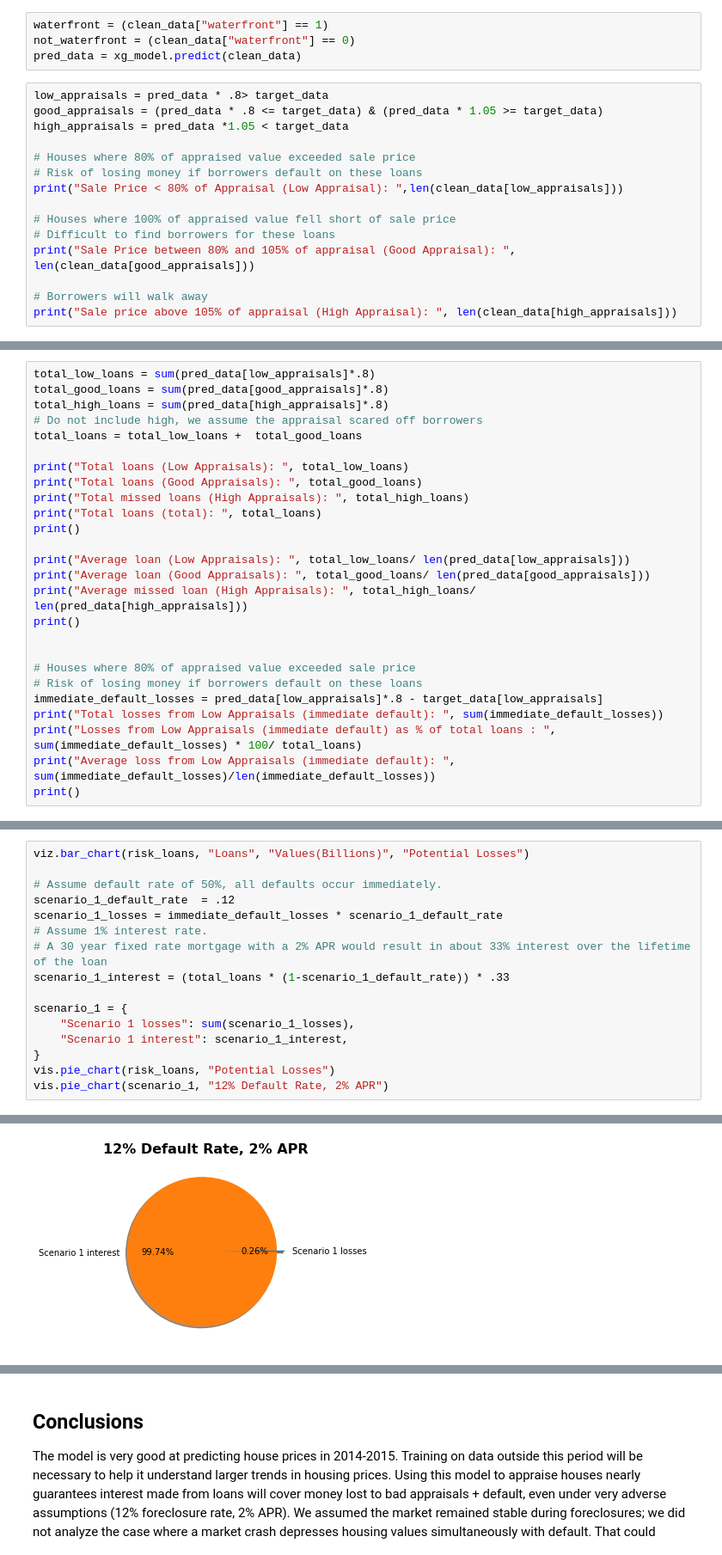
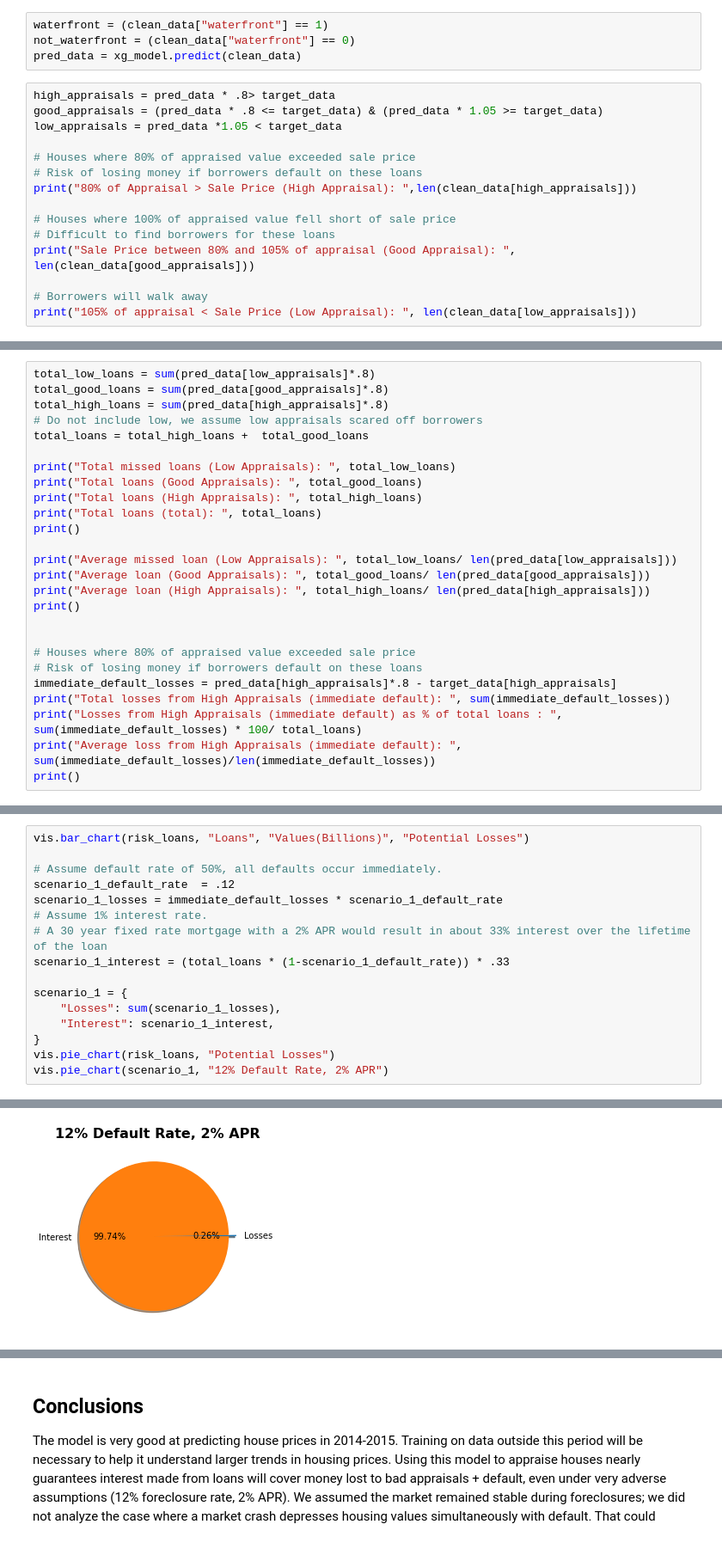
Before and after one commit to mengyujackson121/AI_APPRAISER, a Jupyter notebook: Project_2_MengyuJ.ipynb, the cells around one changed output, grey strips where cells are left out. Shown: that part at 86% size. Cells and saved outputs as stored; diff of their text form.

```diff
--- a/Project_2_MengyuJ.ipynb
+++ b/Project_2_MengyuJ.ipynb
@@ -176,18 +163,18 @@ waterfront = (clean_data["waterfront"] == 1)
 not_waterfront = (clean_data["waterfront"] == 0)
 pred_data = xg_model.predict(clean_data)
 # %%
-low_appraisals = pred_data * .8> target_data
+high_appraisals = pred_data * .8> target_data
 good_appraisals = (pred_data * .8 <= target_data) & (pred_data * 1.05 >= target_data)
-high_appraisals = pred_data *1.05 < target_data
+low_appraisals = pred_data *1.05 < target_data
 
 # Houses where 80% of appraised value exceeded sale price
 # Risk of losing money if borrowers default on these loans
-print("Sale Price < 80% of Appraisal (Low Appraisal): ",len(clean_data[low_appraisals]))
+print("80% of Appraisal > Sale Price (High Appraisal): ",len(clean_data[high_appraisals]))
 
 # Houses where 100% of appraised value fell short of sale price
 # Difficult to find borrowers for these loans
 print("Sale Price between 80% and 105% of appraisal (Good Appraisal): ", len(clean_data[good_appraisals]))
 
 # Borrowers will walk away
-print("Sale price above 105% of appraisal (High Appraisal): ", len(clean_data[high_appraisals]))
+print("105% of appraisal < Sale Price (Low Appraisal): ", len(clean_data[low_appraisals]))
 # %% [output]
@@ -198,26 +185,26 @@ Sale price above 105% of appraisal (High Appraisal):  6042
 total_low_loans = sum(pred_data[low_appraisals]*.8)
 total_good_loans = sum(pred_data[good_appraisals]*.8)
 total_high_loans = sum(pred_data[high_appraisals]*.8)
-# Do not include high, we assume the appraisal scared off borrowers
-total_loans = total_low_loans +  total_good_loans
+# Do not include low, we assume low appraisals scared off borrowers
+total_loans = total_high_loans +  total_good_loans
 
-print("Total loans (Low Appraisals): ", total_low_loans)
+print("Total missed loans (Low Appraisals): ", total_low_loans)
 print("Total loans (Good Appraisals): ", total_good_loans)
-print("Total missed loans (High Appraisals): ", total_high_loans)
+print("Total loans (High Appraisals): ", total_high_loans)
 print("Total loans (total): ", total_loans)
 print()
 
-print("Average loan (Low Appraisals): ", total_low_loans/ len(pred_data[low_appraisals]))
+print("Average missed loan (Low Appraisals): ", total_low_loans/ len(pred_data[low_appraisals]))
 print("Average loan (Good Appraisals): ", total_good_loans/ len(pred_data[good_appraisals]))
-print("Average missed loan (High Appraisals): ", total_high_loans/ len(pred_data[high_appraisals]))
+print("Average loan (High Appraisals): ", total_high_loans/ len(pred_data[high_appraisals]))
 print()
 
 
 # Houses where 80% of appraised value exceeded sale price
 # Risk of losing money if borrowers default on these loans
-immediate_default_losses = pred_data[low_appraisals]*.8 - target_data[low_appraisals]
-print("Total losses from Low Appraisals (immediate default): ", sum(immediate_default_losses))
-print("Losses from Low Appraisals (immediate default) as % of total loans : ", sum(immediate_default_losses) * 100/ total_loans)
-print("Average loss from Low Appraisals (immediate default): ", sum(immediate_default_losses)/len(immediate_default_losses))
+immediate_default_losses = pred_data[high_appraisals]*.8 - target_data[high_appraisals]
+print("Total losses from High Appraisals (immediate default): ", sum(immediate_default_losses))
+print("Losses from High Appraisals (immediate default) as % of total loans : ", sum(immediate_default_losses) * 100/ total_loans)
+print("Average loss from High Appraisals (immediate default): ", sum(immediate_default_losses)/len(immediate_default_losses))
 print()
 # %% [output]
@@ -244,25 +231,25 @@ number_appraisal = {'Low Appraisal': len(clean_data[low_appraisals]),
 risk_loans = {'Total Loans': int(total_loans),
              'immediate default': int(sum(immediate_default_losses))}
 # %%
-viz.bar_chart(risk_loans, "Loans", "Values(Billions)", "Potential Losses")
+vis.bar_chart(risk_loans, "Loans", "Values(Billions)", "Potential Losses")
 
 # Assume default rate of 50%, all defaults occur immediately.
 scenario_1_default_rate  = .12
 scenario_1_losses = immediate_default_losses * scenario_1_default_rate
 # Assume 1% interest rate.
 # A 30 year fixed rate mortgage with a 2% APR would result in about 33% interest over the lifetime of the loan
 scenario_1_interest = (total_loans * (1-scenario_1_default_rate)) * .33
 
 scenario_1 = {
-    "Scenario 1 losses": sum(scenario_1_losses),
-    "Scenario 1 interest": scenario_1_interest,
+    "Losses": sum(scenario_1_losses),
+    "Interest": scenario_1_interest,
 }
 vis.pie_chart(risk_loans, "Potential Losses")
 vis.pie_chart(scenario_1, "12% Default Rate, 2% APR")
 # %% [output]
 [figure]
 [figure]
-[figure, old version]
+[figure, new version]
 # %%
 vis.pie_chart(number_appraisal, "Number of Appraisal")
 vis.pie_chart(loan_values, "Loan Values")
```
Also changed, not shown: parts of 31 cells of this notebook.
